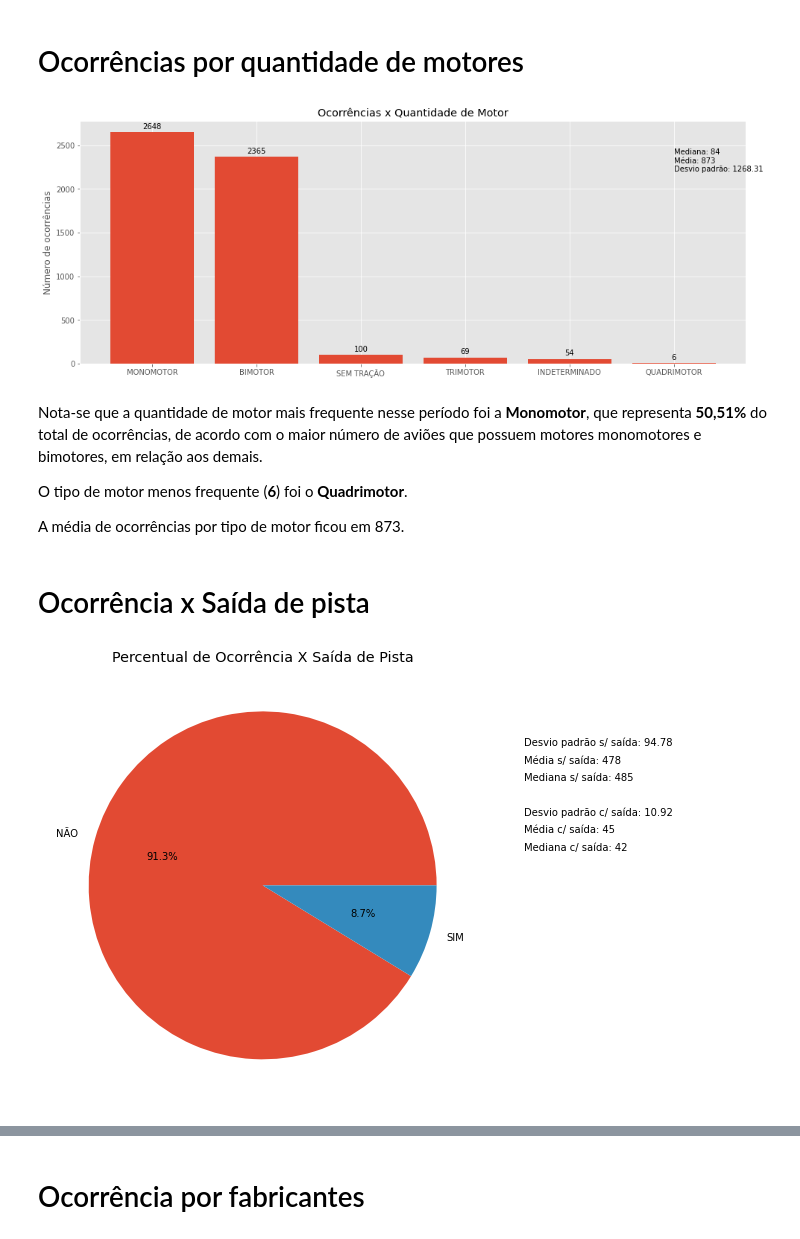
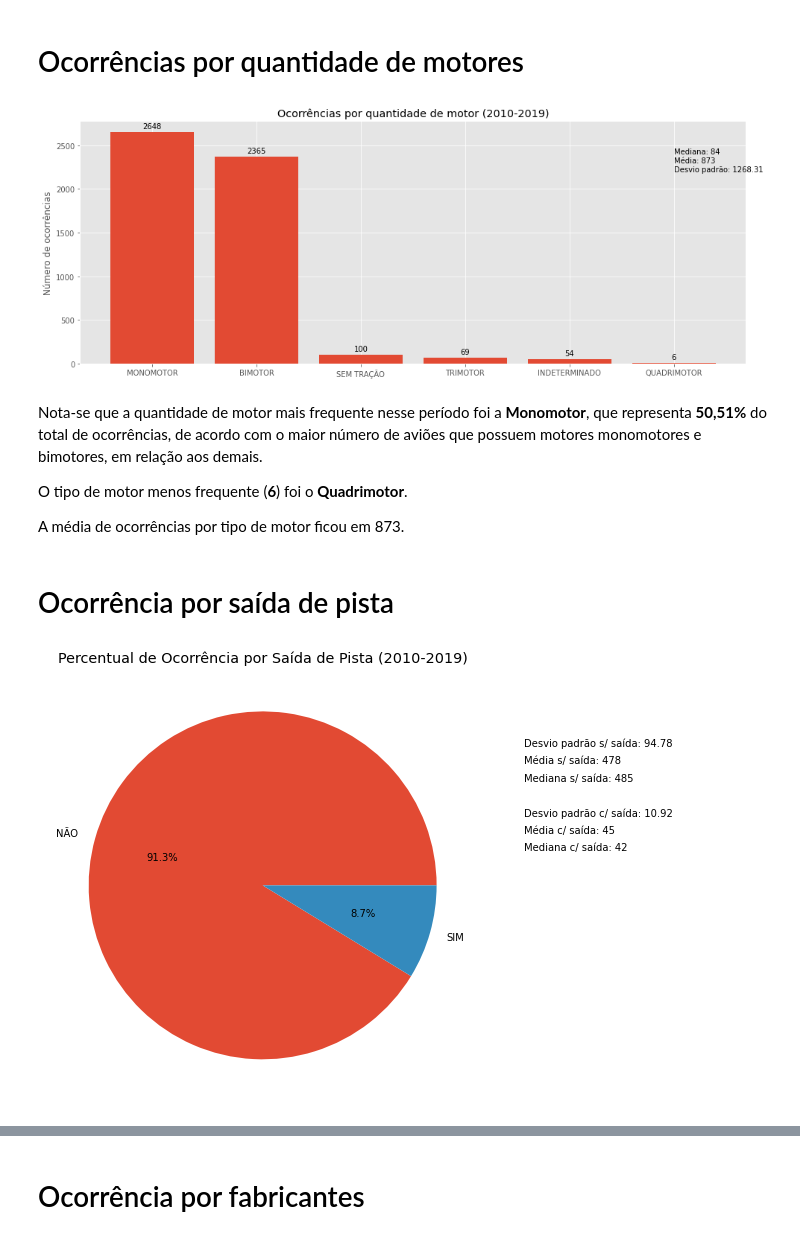
Before and after one commit to rochawennis/Projeto_Integrador_2021, a Jupyter notebook: Acidentes_Aereos_Ocorridos_no_Brasil_de_2010_a_2019.ipynb, the cells around one changed output, grey strips where cells are left out. Drawn from its saved outputs; the diff is of its cells as text; code cells hidden in the pictures.

```diff
--- a/Acidentes_Aereos_Ocorridos_no_Brasil_de_2010_a_2019.ipynb
+++ b/Acidentes_Aereos_Ocorridos_no_Brasil_de_2010_a_2019.ipynb
@@ -57,7 +57,6 @@ def numero_em_cima(rects, ax):
 # %%
 #importação dos dados
 dados = pd.read_csv('/content/ocorrencias_cenipa.csv')
-dados.dataframeName = 'Accidents'
 # %% [markdown]
 # Dados por região
 # %%
@@ -555,25 +558,25 @@ contador_aeronave_motor_quantidade = sorted(list(aeronave_motor_quantidade.value
 # %%
 plt.style.use("ggplot")
 fig,ax = plt.subplots(figsize=(16, 6))
 
 x=fase_aeronave_motor_quantidade
 y=contador_aeronave_motor_quantidade
 
 rects1=ax.bar(x, y)
 
 plt.xlabel('')
 ax.set_xticks(x)
 plt.ylabel("Número de ocorrências")
-plt.title('Ocorrências x Quantidade de Motor')
+plt.title('Ocorrências por quantidade de motor (2010-2019)')
 plt.text(5, 2400.2, 'Mediana: %d'%(np.median(np.array(contador_aeronave_motor_quantidade))))
 plt.text(5, 2300.4, 'Média: %d'%(np.mean(np.array(contador_aeronave_motor_quantidade))))
 plt.text(5, 2200.5, 'Desvio padrão: %.2f'%(static.stdev(contador_aeronave_motor_quantidade)))
 
 numero_em_cima(rects1, ax)
 
 plt.show()
 # %% [output]
-[figure, old version]
+[figure, new version]
 # %% [markdown]
 Nota-se que a quantidade de motor mais frequente nesse período foi a **Monomotor**, que representa **50,51%** do total de ocorrências, de acordo com o maior número de aviões que possuem motores monomotores e bimotores, em relação aos demais.
 
@@ -581,7 +584,7 @@ O tipo de motor menos frequente (**6**) foi o **Quadrimotor**.
 
 A média de ocorrências por tipo de motor ficou em 873.
 # %% [markdown]
-# Ocorrência x Saída de pista
+# Ocorrência por saída de pista
 # %%
 ocorrencia_saida_pista = Counter(dados['ocorrencia_saida_pista'])
 fase_ocorrencia_saida_pista = sorted(ocorrencia_saida_pista, key = ocorrencia_saida_pista.get, reverse = True)
@@ -602,7 +605,7 @@ qtd_nao_ano = qtd_nao_ano.sort_values(['NÃO'])
 soma_nao= qtd_nao_ano['NÃO'].sum()
 # %%
 plt.style.use("ggplot")
-plt.title('Percentual de Ocorrência X Saída de Pista')
+plt.title('Percentual de Ocorrência por Saída de Pista (2010-2019)')
 dados['ocorrencia_saida_pista'].value_counts().plot(kind='pie',autopct='%1.1f%%' ,figsize=(10, 8))
 plt.ylabel('')
 plt.text(1.5, 0.2, 'Mediana c/ saída: %d'%(np.median(np.array(qtd_sim_ano['SIM']))))
@@ -614,5 +617,5 @@ plt.text(1.5, 0.8, 'Desvio padrão s/ saída: %.2f'%(static.stdev(qtd_nao_ano['N
 
 plt.show()
 # %% [output]
-[figure, old version]
+[figure, new version]
 # %% [markdown]
```
Also changed, not shown: parts of 28 cells of this notebook.
